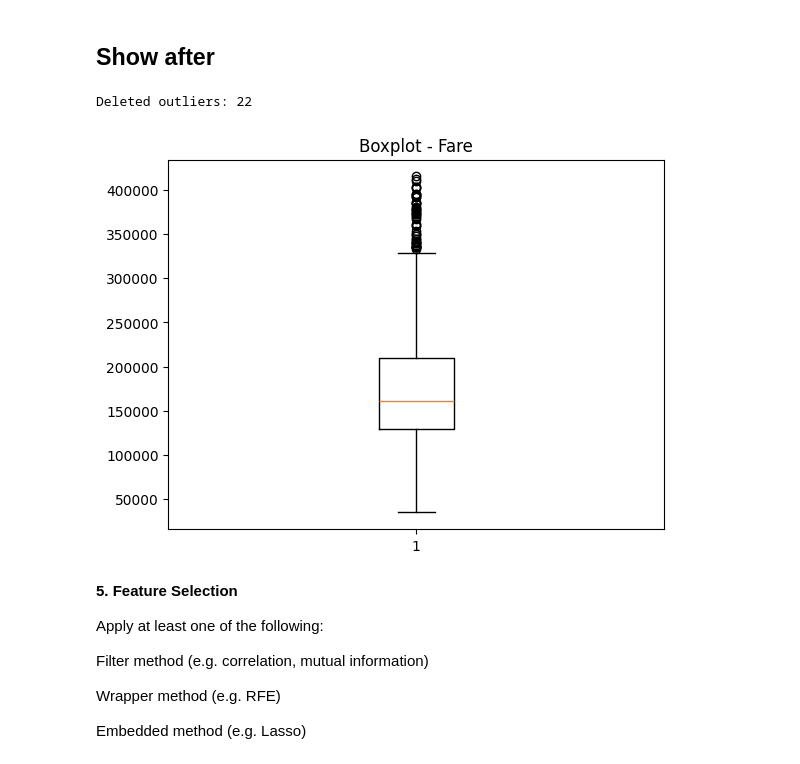
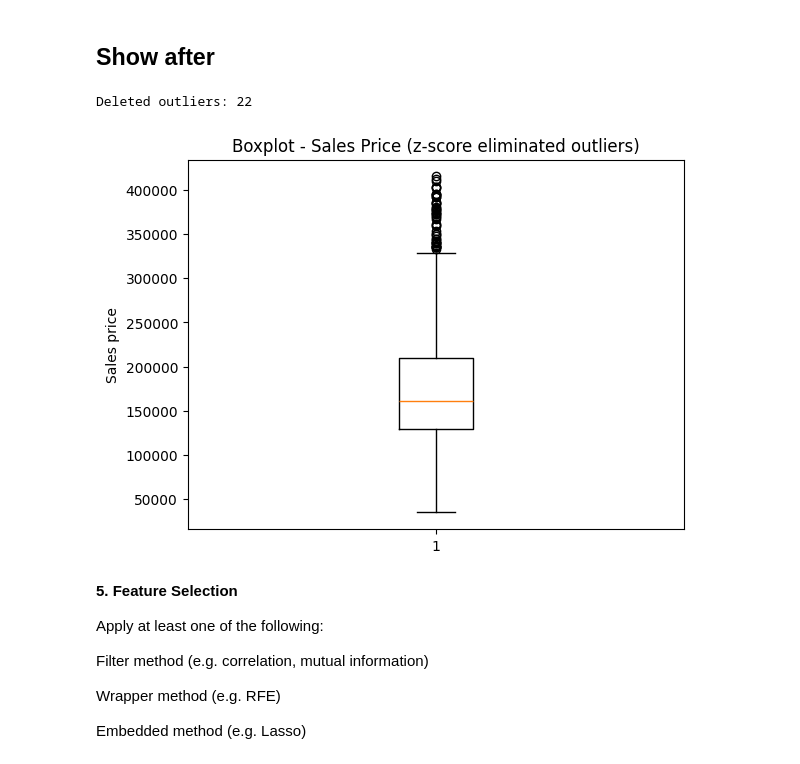
Before and after one commit to kaxmarc/statistics_ml, a Jupyter notebook: group_exercises/exercise_1/Group_Exercise_1.ipynb, the cells around one changed output. Saved outputs shown, nothing was run; the diff lists cells and outputs as text; code cells hidden in the pictures.

```diff
--- a/group_exercises/exercise_1/Group_Exercise_1.ipynb
+++ b/group_exercises/exercise_1/Group_Exercise_1.ipynb
@@ -218,23 +220,19 @@ Outliers: 22
 # %%
 # Delete outliers using z-score
 
-threshold = 3
+threshold = 3 # Outliers (> 99,7% der normal distribution)
 
 df_no_outliers = df[np.abs(df['SalePrice_z_score']) <= threshold]
 
 print("Deleted outliers:", len(df) - len(df_no_outliers))
 
-plt.plot(signal_noisy, label='Noisy')
-plt.plot(signal_smoothed, label='Smoothed')
-plt.legend()
-plt.show()
-
 plt.boxplot(df_no_outliers['SalePrice'])
-plt.title('Boxplot - Fare')
+plt.title('Boxplot - Sales Price (z-score eliminated outliers)')
+plt.ylabel('Sales price')
 plt.show() # See circles (outliers)
 # %% [output]
 Deleted outliers: 22
-[figure, old version]
+[figure, new version]
 # %% [markdown]
 **5. Feature Selection**
 
```
Also changed, not shown: parts of 7 cells of this notebook.
